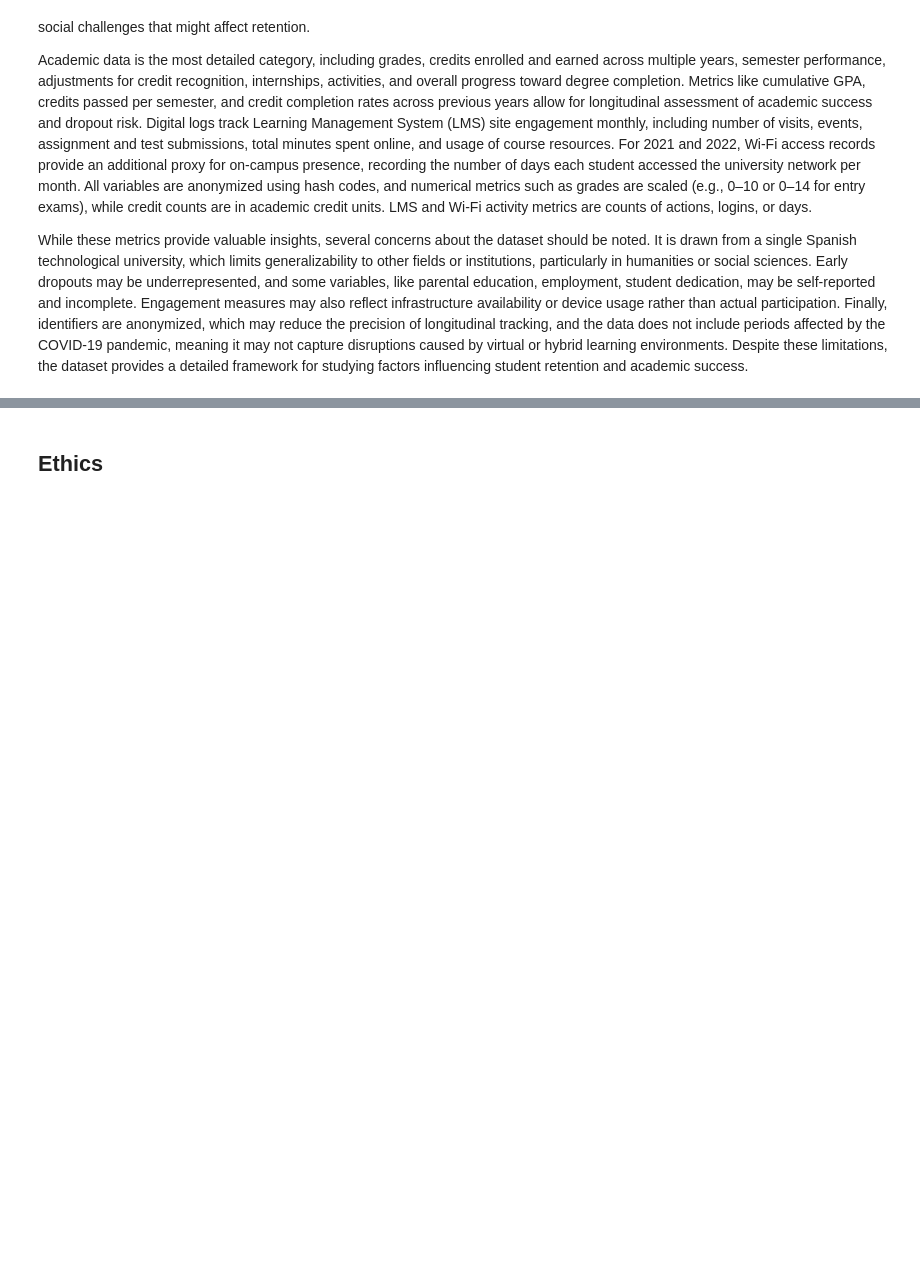
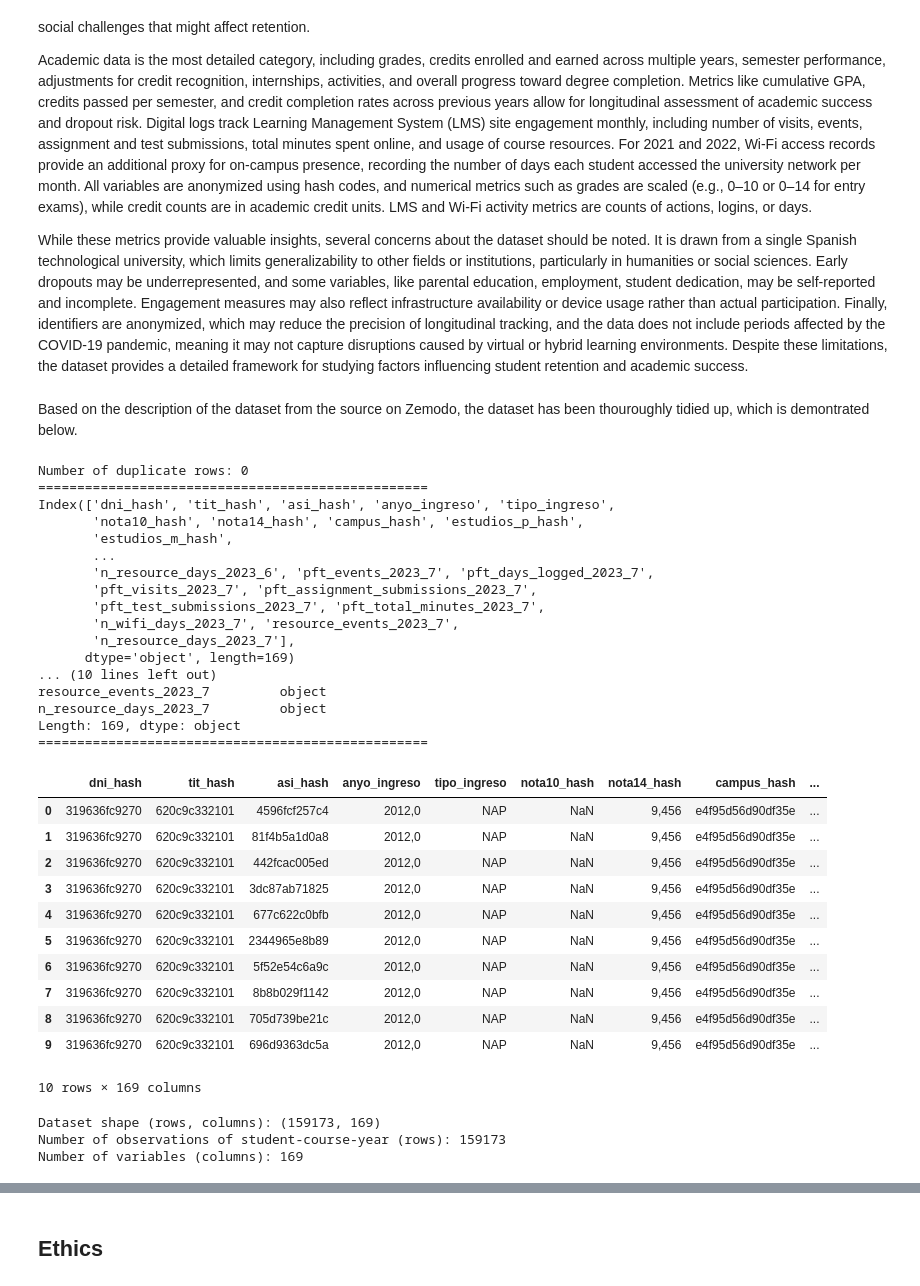
Before and after one commit to COGS108/Group127_WI26, a Jupyter notebook: 01-DataCheckpoint.ipynb, the cells around one changed output, grey strips where cells are left out. Saved outputs shown, nothing was run; the diff lists cells and outputs as text; code cells hidden in the pictures; blank space fills up the shorter version.

Commit message:
Added part 3 for the dataset wrangling for the University dropout dataset - Felix Xie

```diff
--- a/01-DataCheckpoint.ipynb
+++ b/01-DataCheckpoint.ipynb
@@ -129,3 +133,68 @@ Academic data is the most detailed category, including grades, credits enrolled
 While these metrics provide valuable insights, several concerns about the dataset should be noted. It is drawn from a single Spanish technological university, which limits generalizability to other fields or institutions, particularly in humanities or social sciences. Early dropouts may be underrepresented, and some variables, like parental education, employment, student dedication, may be self-reported and incomplete. Engagement measures may also reflect infrastructure availability or device usage rather than actual participation. Finally, identifiers are anonymized, which may reduce the precision of longitudinal tracking, and the data does not include periods affected by the COVID-19 pandemic, meaning it may not capture disruptions caused by virtual or hybrid learning environments. Despite these limitations, the dataset provides a detailed framework for studying factors influencing student retention and academic success.
 # %%
 ## YOUR CODE TO LOAD/CLEAN/TIDY/WRANGLE THE DATA GOES HERE
+
+# A - Load the Dataset (Just the 2022 Subset for now - it is quite large)
+data2 = pd.read_csv(
+    f'{RAW_DATA_DIR}university_dropout_2022.zip',
+    sep=';',
+    compression='zip' # Webpage download default as .zip
+)
+# %% [markdown]
+Based on the description of the dataset from the source on Zemodo, the dataset has been thouroughly tidied up, which is demontrated below.
+# %%
+# B - Tidiness
+
+# Show that each row is a single observation by cross checking duplicates against the identifiers for student, course, and degree hashes
+duplicates = data2.duplicated(subset=['dni_hash', 'asi_hash', 'anyo_ingreso'])
+print("Number of duplicate rows:", duplicates.sum())
+
+
+# Show that columns are aptly named
+print('='*50)
+print(data2.columns)
+print('='*50)
+print(data2.dtypes) # note that for now, dtypes are often objects because pandas interprets the comma usage in certain numbers as a string most likely
+
+# Show a preview of what the data looks like, demonstrating that columns are properly named, there are no overlapping values, and columns are generally meaningful
+print('='*50)
+data2.head(10)
+# %% [output]
+Number of duplicate rows: 0
+==================================================
+Index(['dni_hash', 'tit_hash', 'asi_hash', 'anyo_ingreso', 'tipo_ingreso',
+       'nota10_hash', 'nota14_hash', 'campus_hash', 'estudios_p_hash',
+       'estudios_m_hash',
+       ...
+       'n_resource_days_2023_6', 'pft_events_2023_7', 'pft_days_logged_2023_7',
+       'pft_visits_2023_7', 'pft_assignment_submissions_2023_7',
+       'pft_test_submissions_2023_7', 'pft_total_minutes_2023_7',
+       'n_wifi_days_2023_7', 'resource_events_2023_7',
+       'n_resource_days_2023_7'],
+      dtype='object', length=169)
+... (10 lines left out)
+resource_events_2023_7         object
+n_resource_days_2023_7         object
+Length: 169, dtype: object
+==================================================
+|  | dni_hash | tit_hash | asi_hash | anyo_ingreso | tipo_ingreso | nota10_hash | nota14_hash | campus_hash | ... |
+| 0 | 319636fc9270 | 620c9c332101 | 4596fcf257c4 | 2012,0 | NAP | NaN | 9,456 | e4f95d56d90df35e | ... |
+| 1 | 319636fc9270 | 620c9c332101 | 81f4b5a1d0a8 | 2012,0 | NAP | NaN | 9,456 | e4f95d56d90df35e | ... |
+| 2 | 319636fc9270 | 620c9c332101 | 442fcac005ed | 2012,0 | NAP | NaN | 9,456 | e4f95d56d90df35e | ... |
+| 3 | 319636fc9270 | 620c9c332101 | 3dc87ab71825 | 2012,0 | NAP | NaN | 9,456 | e4f95d56d90df35e | ... |
+| 4 | 319636fc9270 | 620c9c332101 | 677c622c0bfb | 2012,0 | NAP | NaN | 9,456 | e4f95d56d90df35e | ... |
+| 5 | 319636fc9270 | 620c9c332101 | 2344965e8b89 | 2012,0 | NAP | NaN | 9,456 | e4f95d56d90df35e | ... |
+| 6 | 319636fc9270 | 620c9c332101 | 5f52e54c6a9c | 2012,0 | NAP | NaN | 9,456 | e4f95d56d90df35e | ... |
+| 7 | 319636fc9270 | 620c9c332101 | 8b8b029f1142 | 2012,0 | NAP | NaN | 9,456 | e4f95d56d90df35e | ... |
+| 8 | 319636fc9270 | 620c9c332101 | 705d739be21c | 2012,0 | NAP | NaN | 9,456 | e4f95d56d90df35e | ... |
+| 9 | 319636fc9270 | 620c9c332101 | 696d9363dc5a | 2012,0 | NAP | NaN | 9,456 | e4f95d56d90df35e | ... |
+10 rows × 169 columns
+# %%
+# C - Size of Dataset
+print("Dataset shape (rows, columns):", data2.shape)
+print("Number of observations of student-course-year (rows):", data2.shape[0])
+print("Number of variables (columns):", data2.shape[1])
+# %% [output]
+Dataset shape (rows, columns): (159173, 169)
+Number of observations of student-course-year (rows): 159173
+Number of variables (columns): 169
```
Also changed, not shown: parts of 10 cells of this notebook.
